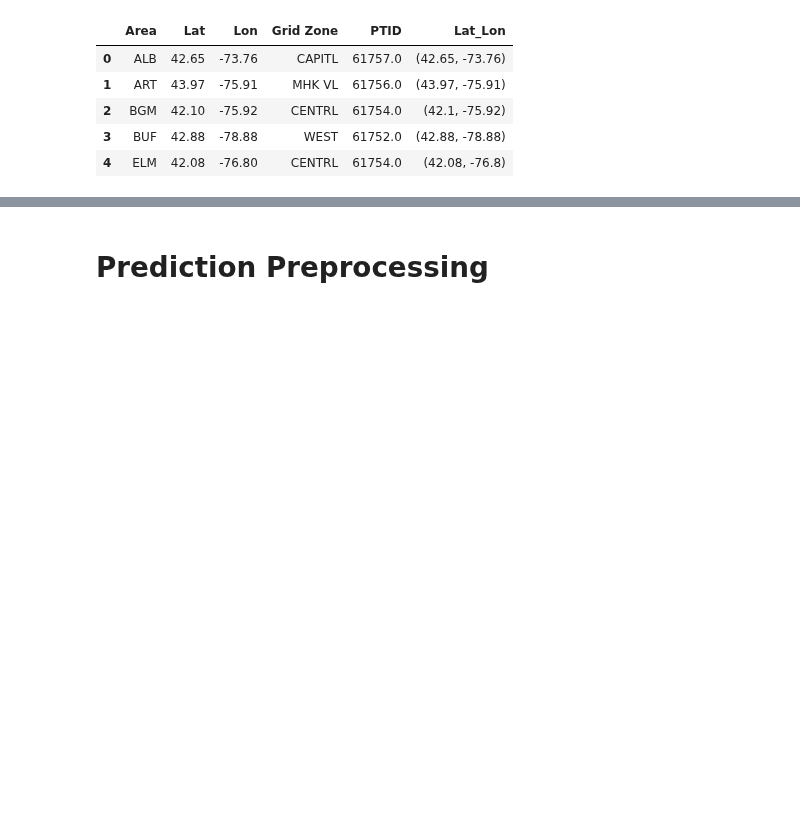
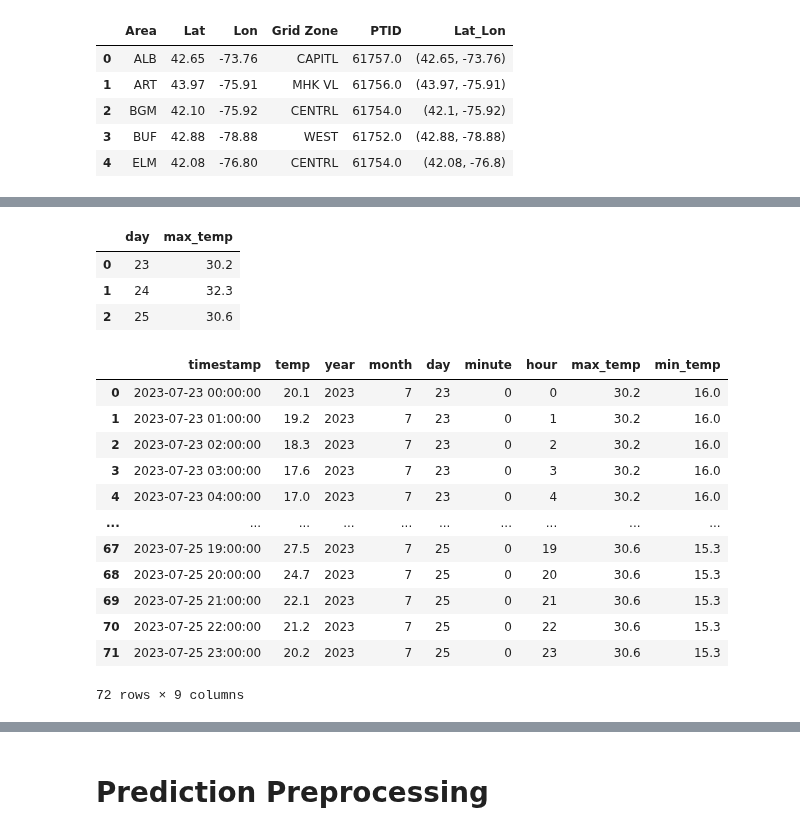
Before and after one commit to jmoro0408/Energy-Forecasting, a Jupyter notebook: scripts/9_weather_forecasting.ipynb, the cells around one changed output, grey strips where cells are left out. Saved outputs shown, nothing was run; the diff lists cells and outputs as text; code cells hidden in the pictures; blank space fills up the shorter version.

```diff
--- a/scripts/9_weather_forecasting.ipynb
+++ b/scripts/9_weather_forecasting.ipynb
@@ -168,3 +124,6 @@ df.head()
 # %%
-response_test = get_forecast(lat_lon=df.iloc[0]['Lat_Lon'])
-df['forecast_response'] = df['Lat_Lon'].apply(lambda x: parse_forcast_response(get_forecast(x)))
+row_0_response = parse_forcast_response(get_forecast(lat_lon=df.iloc[0]["Lat_Lon"]))
+df_row_0 = pd.DataFrame(df.iloc[0]).T
+df_row_0["forecast_response"] = df_row_0["Lat_Lon"].apply(
+    lambda x: parse_forcast_response(get_forecast(x))
+)
@@ -220,0 +151,10 @@ test_parse
+# %%
+df_0_forecast = pd.json_normalize(df_row_0["forecast_response"]).T.reset_index()
+df_0_forecast = df_0_forecast.rename(columns={0: "temp", "index": "timestamp"})
+df_0_forecast["timestamp"] = pd.to_datetime(df_0_forecast["timestamp"])
+df_0_forecast["year"] = df_0_forecast["timestamp"].dt.year
+df_0_forecast["month"] = df_0_forecast["timestamp"].dt.month
+df_0_forecast["day"] = df_0_forecast["timestamp"].dt.day
+df_0_forecast["minute"] = df_0_forecast["timestamp"].dt.minute
+df_0_forecast["hour"] = df_0_forecast["timestamp"].dt.hour
+df_0_forecast.head()
@@ -220,0 +168,35 @@ test_parse
+# %%
+daily_min = (
+    df_0_forecast.groupby("day", as_index=False)
+    .min()[["day", "temp"]]
+    .rename(columns={"temp": "min_temp"})
+)
+daily_max = (
+    df_0_forecast.groupby("day", as_index=False)
+    .max()[["day", "temp"]]
+    .rename(columns={"temp": "max_temp"})
+)
+daily_max
+# %% [output]
+|  | day | max_temp |
+| 0 | 23 | 30.2 |
+| 1 | 24 | 32.3 |
+| 2 | 25 | 30.6 |
+# %%
+df_0_max_merge = df_0_forecast.merge(daily_max, on="day")
+df_0_min_merge = df_0_max_merge.merge(daily_min, on="day")
+df_0_min_merge
+# %% [output]
+|  | timestamp | temp | year | month | day | minute | hour | max_temp | min_temp |
+| 0 | 2023-07-23 00:00:00 | 20.1 | 2023 | 7 | 23 | 0 | 0 | 30.2 | 16.0 |
+| 1 | 2023-07-23 01:00:00 | 19.2 | 2023 | 7 | 23 | 0 | 1 | 30.2 | 16.0 |
+| 2 | 2023-07-23 02:00:00 | 18.3 | 2023 | 7 | 23 | 0 | 2 | 30.2 | 16.0 |
+| 3 | 2023-07-23 03:00:00 | 17.6 | 2023 | 7 | 23 | 0 | 3 | 30.2 | 16.0 |
+| 4 | 2023-07-23 04:00:00 | 17.0 | 2023 | 7 | 23 | 0 | 4 | 30.2 | 16.0 |
+| ... | ... | ... | ... | ... | ... | ... | ... | ... | ... |
+| 67 | 2023-07-25 19:00:00 | 27.5 | 2023 | 7 | 25 | 0 | 19 | 30.6 | 15.3 |
+| 68 | 2023-07-25 20:00:00 | 24.7 | 2023 | 7 | 25 | 0 | 20 | 30.6 | 15.3 |
+| 69 | 2023-07-25 21:00:00 | 22.1 | 2023 | 7 | 25 | 0 | 21 | 30.6 | 15.3 |
+| 70 | 2023-07-25 22:00:00 | 21.2 | 2023 | 7 | 25 | 0 | 22 | 30.6 | 15.3 |
+| 71 | 2023-07-25 23:00:00 | 20.2 | 2023 | 7 | 25 | 0 | 23 | 30.6 | 15.3 |
+72 rows × 9 columns
```
Also changed, not shown: parts of 17 cells of this notebook.
